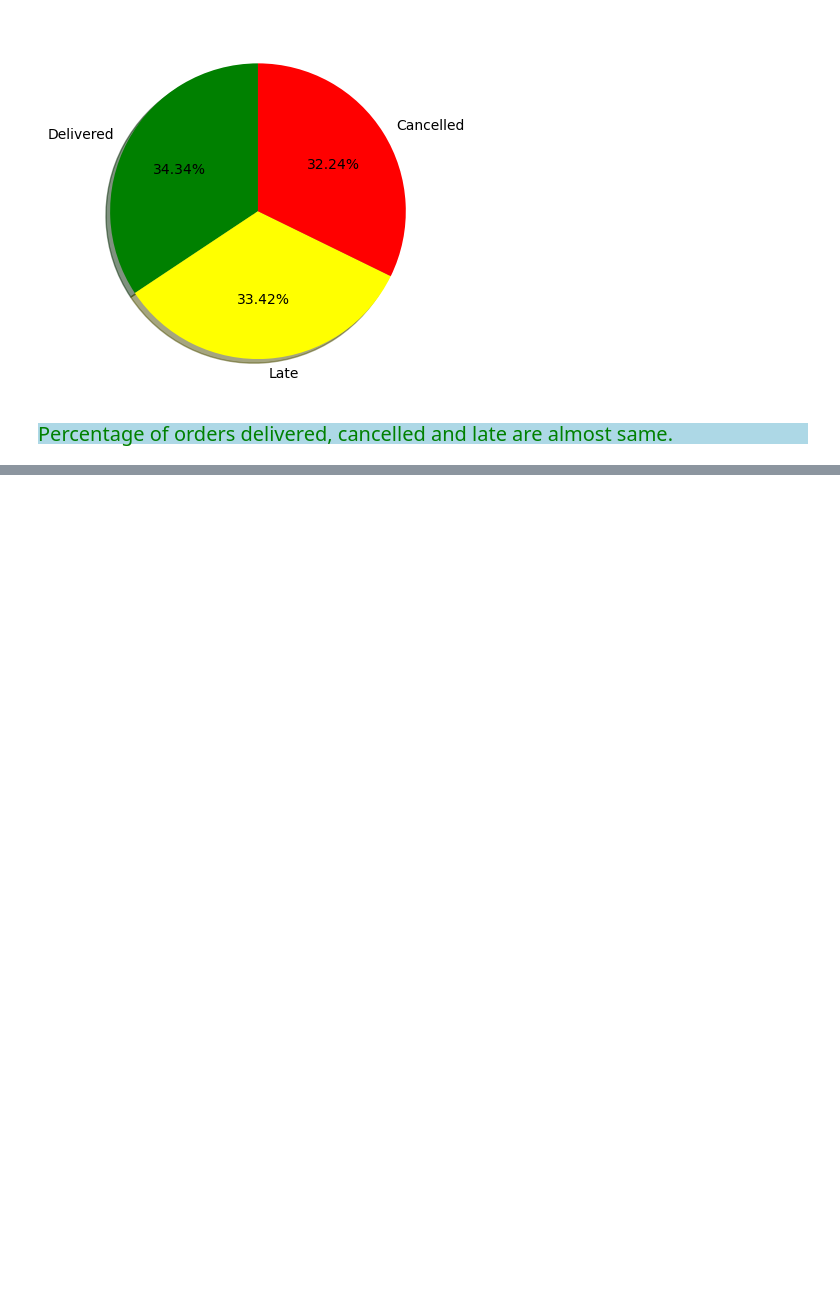
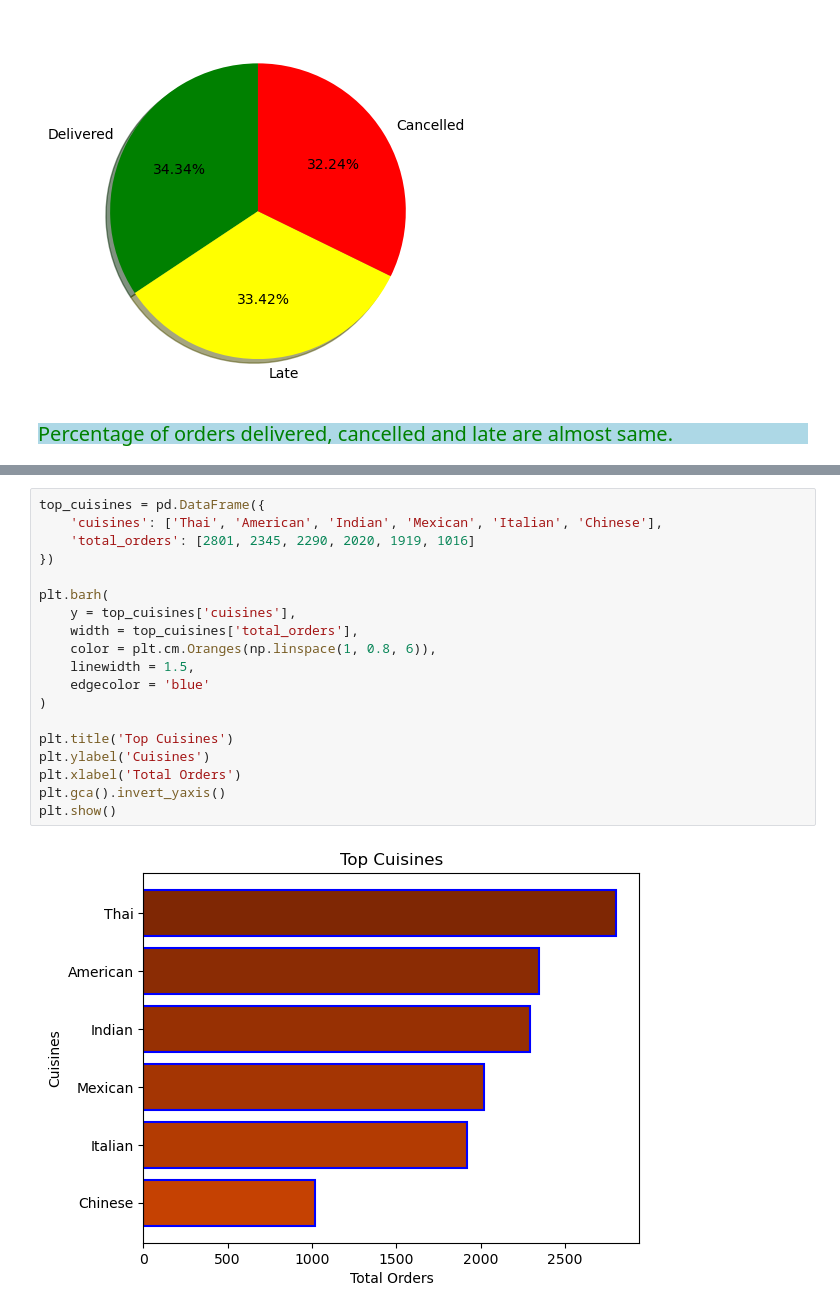
Before and after one commit to Kartika-Nidhi/SQLProjects, a Jupyter notebook: RestaurantAnalysis.ipynb, the cells around one changed output, grey strips where cells are left out. Cells and saved outputs as stored; diff of their text form; blank space fills up the shorter version.

Commit message:
Top cuisines based on total orders analysis completed

```diff
--- a/RestaurantAnalysis.ipynb
+++ b/RestaurantAnalysis.ipynb
@@ -705,0 +729,21 @@ plt.show()
+# %%
+top_cuisines = pd.DataFrame({
+    'cuisines': ['Thai', 'American', 'Indian', 'Mexican', 'Italian', 'Chinese'],
+    'total_orders': [2801, 2345, 2290, 2020, 1919, 1016]
+})
+
+plt.barh(
+    y = top_cuisines['cuisines'],
+    width = top_cuisines['total_orders'],
+    color = plt.cm.Oranges(np.linspace(1, 0.8, 6)),
+    linewidth = 1.5,
+    edgecolor = 'blue'
+)
+
+plt.title('Top Cuisines')
+plt.ylabel('Cuisines')
+plt.xlabel('Total Orders')
+plt.gca().invert_yaxis()
+plt.show()
+# %% [output]
+[figure, added]
```
Also changed, not shown: parts of 12 cells of this notebook.
